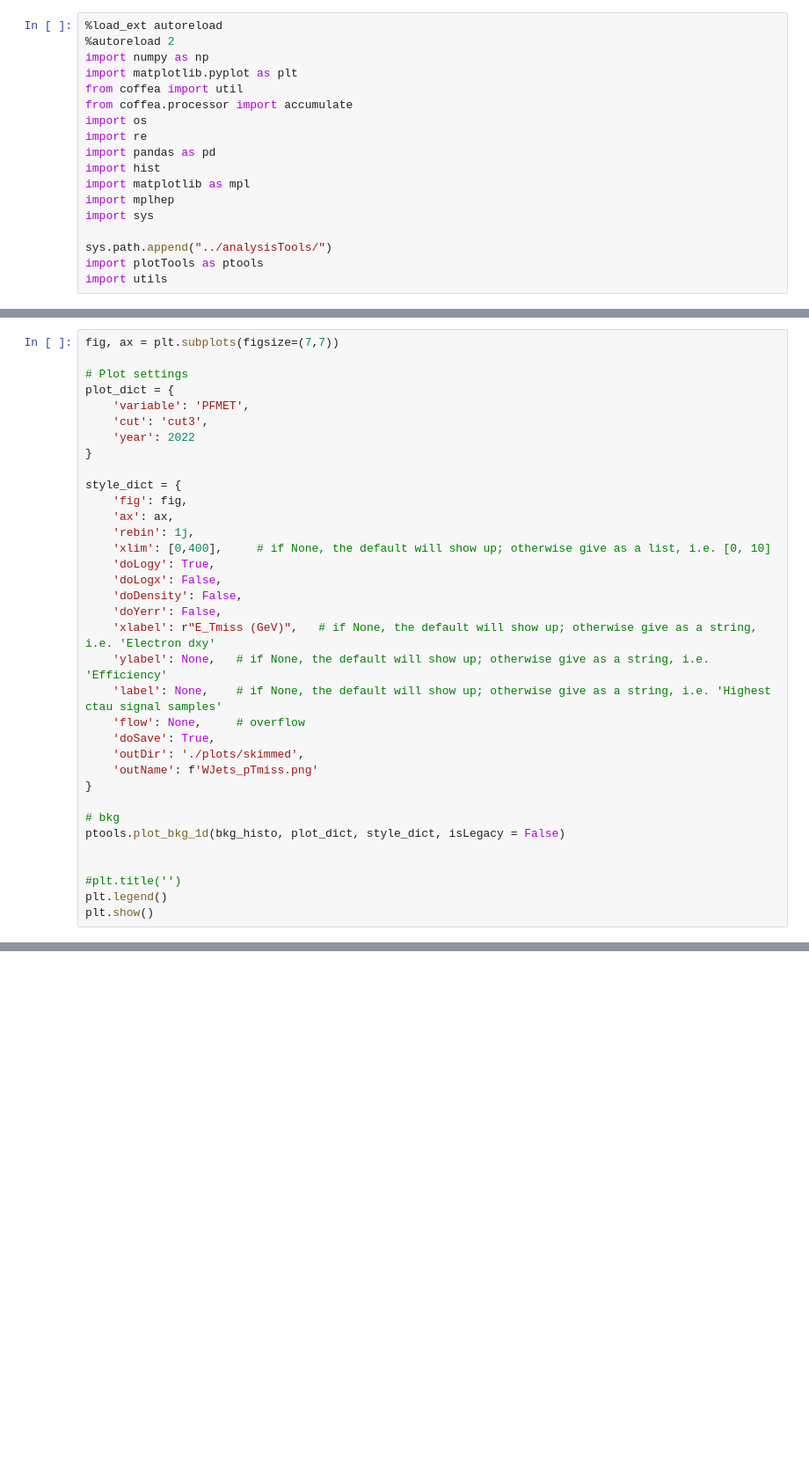
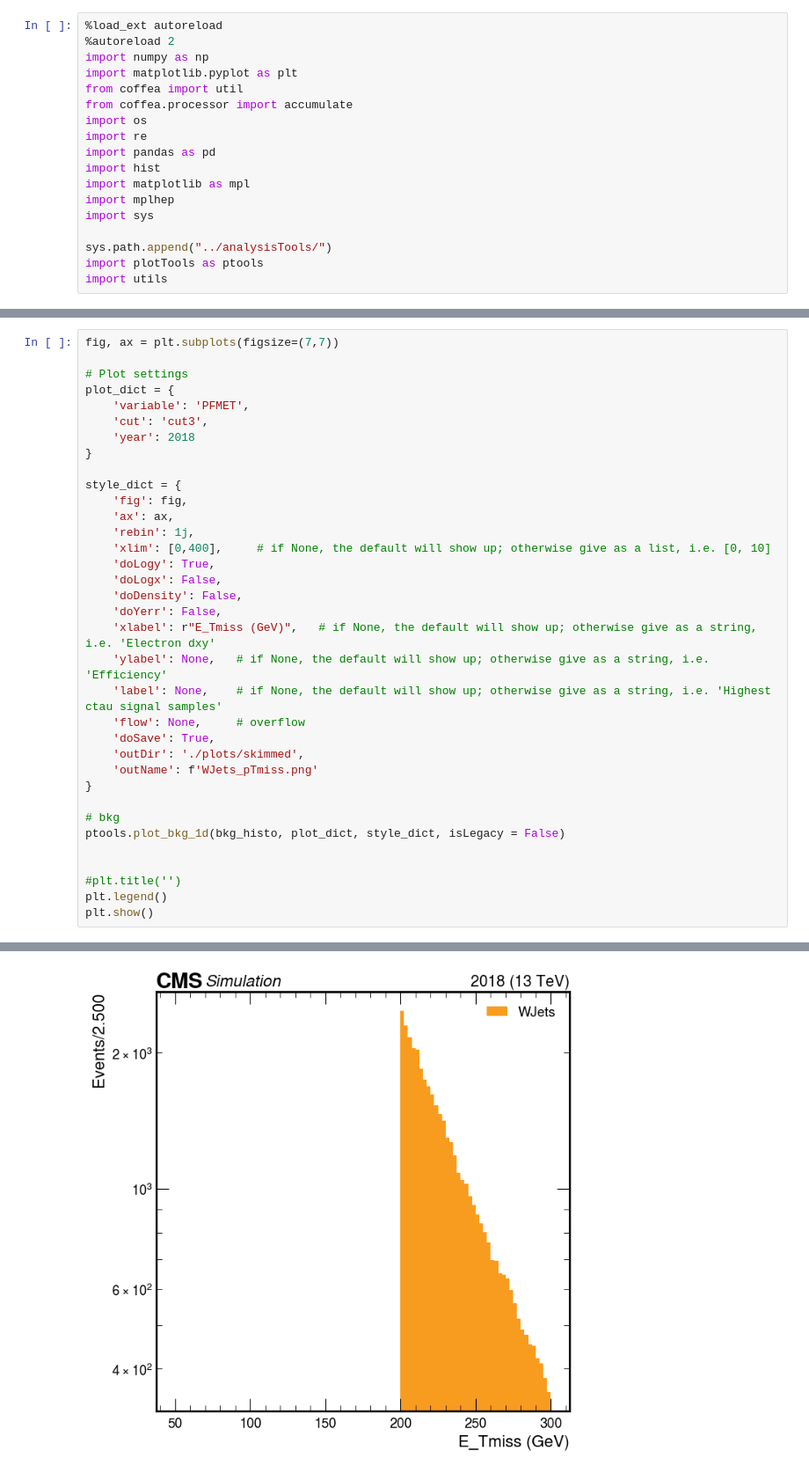
Before and after one commit to Reshma27Menon/iDMe, a Jupyter notebook: python_analysis/exampleNotebooks/run2step2skimmed.ipynb, the cells around one changed output, grey strips where cells are left out. Shown: that part at 88% size. Saved outputs shown, nothing was run; the diff lists cells and outputs as text; blank space fills up the shorter version.

```diff
--- a/python_analysis/exampleNotebooks/run2step2skimmed.ipynb
+++ b/python_analysis/exampleNotebooks/run2step2skimmed.ipynb
@@ -70,7 +93,7 @@ fig, ax = plt.subplots(figsize=(7,7))
 plot_dict = {
     'variable': 'PFMET',
     'cut': 'cut3',
-    'year': 2022
+    'year': 2018
 }
 
 style_dict = {
@@ -98,3 +121,4 @@ ptools.plot_bkg_1d(bkg_histo, plot_dict, style_dict, isLegacy = False)
 #plt.title('')
 plt.legend()
 plt.show()
+# %% [output]
@@ -100,0 +126 @@ plt.show()
+[figure, added]
```
Also changed, not shown: parts of 9 cells of this notebook, 5 other files.
